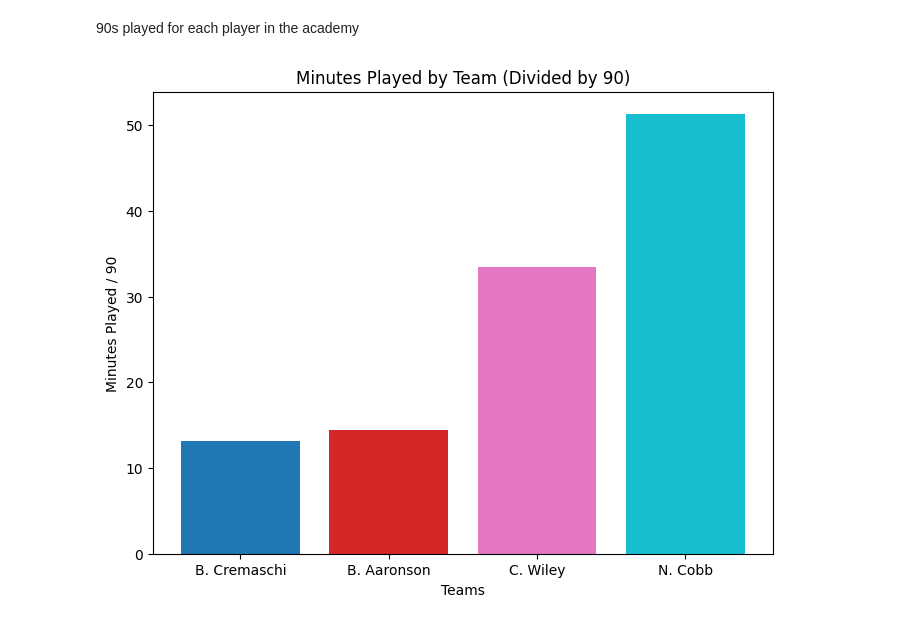
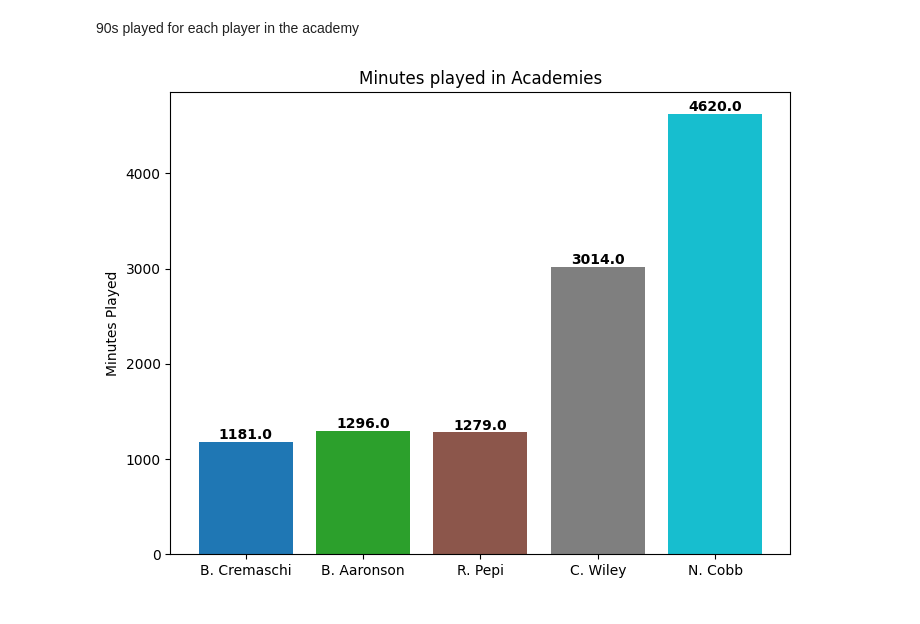
Before and after one commit to Tommy-Las/FootballAnalytics-FinalProject, a Jupyter notebook: code.ipynb, the cells around one changed output. Saved outputs shown, nothing was run; the diff lists cells and outputs as text; code cells hidden in the pictures.

Commit message:
added bar chart with minutes played per player

```diff
--- a/code.ipynb
+++ b/code.ipynb
@@ -381,25 +381,28 @@ visualize_metric_between_teams(cremaschi_teams_df, "Passes to final third/90", "
 # %% [markdown]
 90s played for each player in the academy
 # %%
-labels = ["B. Cremaschi", "B. Aaronson", "C. Wiley", "N. Cobb"]
-values = [cremaschi_teams_df.loc['Inter Miami II', 'Minutes played'] / 90,
-            aaronson_teams_df.loc['Bethlehem Steel', 'Minutes played'] / 90,
-            wiley_teams_df.loc['Atlanta United II', 'Minutes played'] / 90,
-            cobb_teams_df.loc['Atlanta United II', 'Minutes played'] / 90 ]
+labels = ["B. Cremaschi", "B. Aaronson", "R. Pepi" ,"C. Wiley", "N. Cobb"]
+values = [cremaschi_teams_df.loc['Inter Miami II', 'Minutes played'],
+            aaronson_teams_df.loc['Bethlehem Steel', 'Minutes played'],
+            pepi_teams_df.loc['North Texas', 'Minutes played'],
+            wiley_teams_df.loc['Atlanta United II', 'Minutes played'],
+            cobb_teams_df.loc['Atlanta United II', 'Minutes played']]
 
 cmap = plt.colormaps['tab10']
 colors = cmap(np.linspace(0, 1, len(labels)))
 
 # Create the bar chart
 plt.figure(figsize=(8, 6))
-plt.bar(labels, values, color=colors)
+bars = plt.bar(labels, values, color=colors)
+for bar in bars:
+        yval = bar.get_height()
+        plt.text(bar.get_x() + bar.get_width()/2, yval, round(yval, 2), ha='center', va='bottom', fontsize=10, fontweight='bold')
 
 # Add titles and labels
-plt.title('Minutes Played by Team (Divided by 90)')
-plt.xlabel('Teams')
-plt.ylabel('Minutes Played / 90')
+plt.title('Minutes played in Academies')
+plt.ylabel("Minutes Played")
 
 # Show the plot
 plt.show()
 # %% [output]
-[figure, old version]
+[figure, new version]
```
